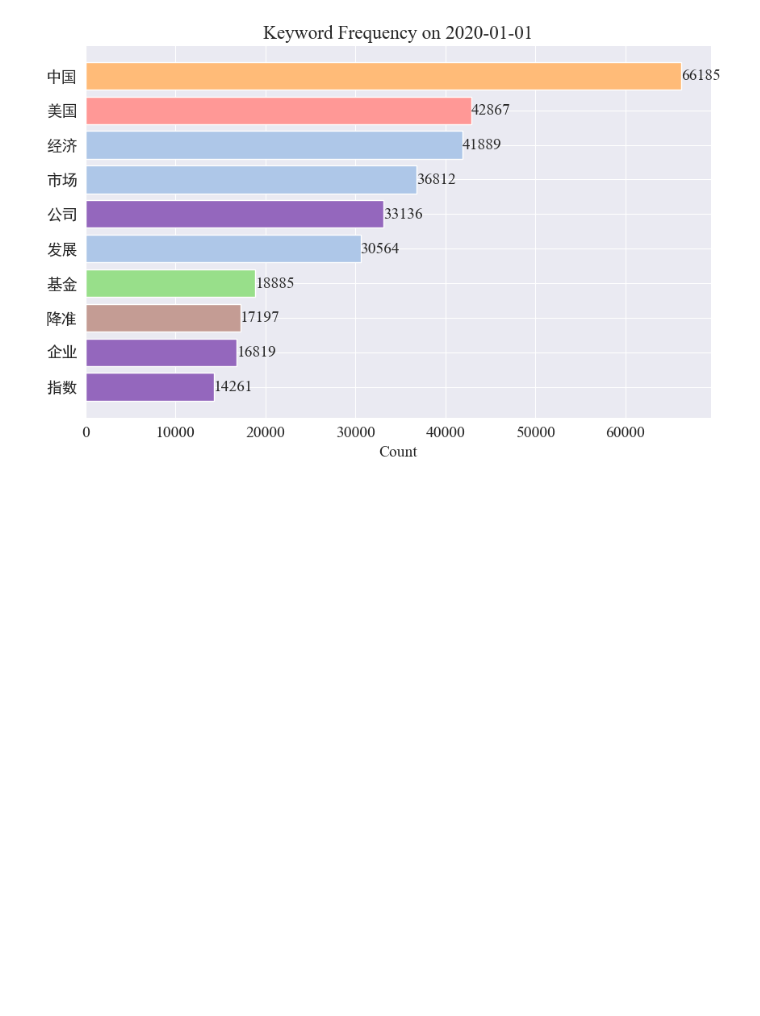
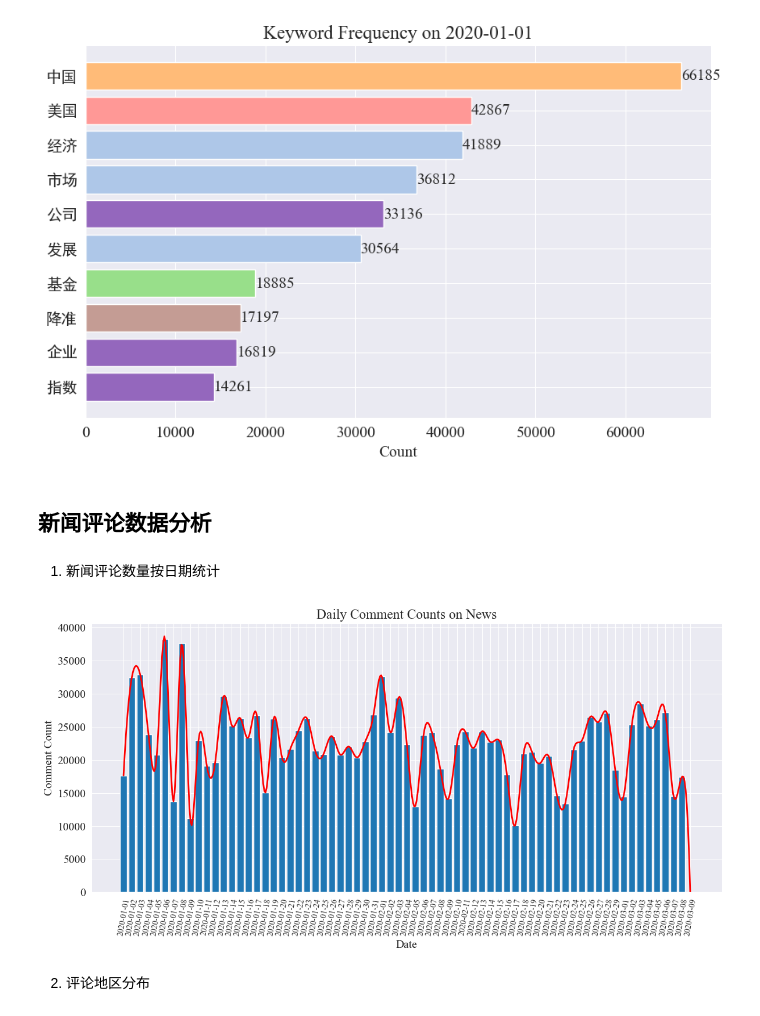
Before and after one commit to JaegerZhao/Natural-language-processing, a Jupyter notebook: 6 面向新冠肺炎的社会计算应用/news_analyze.ipynb, the cells around one changed output. Drawn from its saved outputs; the diff is of its cells as text; code cells hidden in the pictures; blank space fills up the shorter version.

```diff
--- a/6 面向新冠肺炎的社会计算应用/news_analyze.ipynb
+++ b/6 面向新冠肺炎的社会计算应用/news_analyze.ipynb
@@ -378,3 +378,57 @@ anim.save('keyword_trend.gif', writer='imagemagick')
 # %% [output]
 MovieWriter imagemagick unavailable; using Pillow instead.
 [figure]
+# %% [markdown]
+## 新闻评论数据分析
+# %% [markdown]
+1. 新闻评论数量按日期统计
+# %%
+from collections import Counter
+from datetime import datetime
+from scipy.interpolate import UnivariateSpline
+import numpy as np
+
+# 提取日期和小时信息
+dates = []
+hours = []
+
+for time_str in comment_df['news_time']:
+    try:
+        time_obj = datetime.strptime('2020-' + time_str, '%Y-%m-%d %H:%M')
+        dates.append(time_obj.strftime('%Y-%m-%d'))
+        hours.append(time_obj.hour)
+    except ValueError:
+        pass
+
+# 统计每日新闻数量
+daily_comment_counts = Counter(dates)
+daily_comment_counts = dict(sorted(daily_comment_counts.items()))
+
+# 统计每小时新闻数量
+hourly_news_count = Counter(hours)
+hourly_news_count = dict(sorted(hourly_news_count.items()))
+
+# 绘制每月新闻数量分布柱状图
+plt.figure(figsize=(14, 6))
+
+days = list(daily_comment_counts.keys())
+comment_counts = list(daily_comment_counts.values())
+bars = plt.bar(days, comment_counts, label='Daily Comment Count')
+plt.xlabel('Date')
+plt.ylabel('Comment Count')
+plt.title('Daily Comment Counts on News')
+plt.xticks(rotation=80, fontsize=10)
+
+# 绘制近似曲线
+x = np.arange(len(days))
+y = comment_counts
+spl = UnivariateSpline(x, y, s=100)
+xs = np.linspace(0, len(days) - 1, 500)
+ys = spl(xs)
+plt.plot(xs, ys, 'r', lw=2, label='Smoothed Curve')
+
+plt.show()
+# %% [output]
+[figure, added]
+# %% [markdown]
+2. 评论地区分布
```
Also changed, not shown: parts of 8 cells of this notebook, 2 other files.
